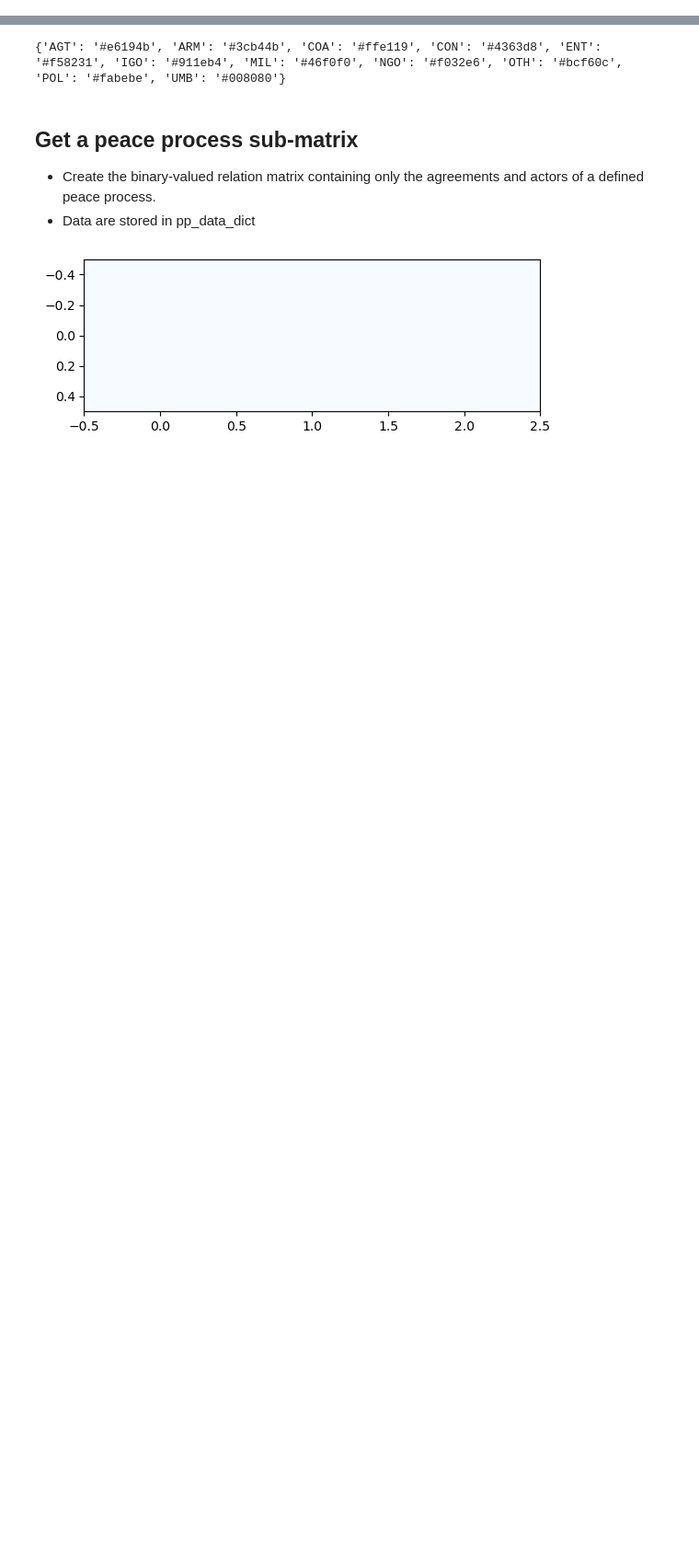
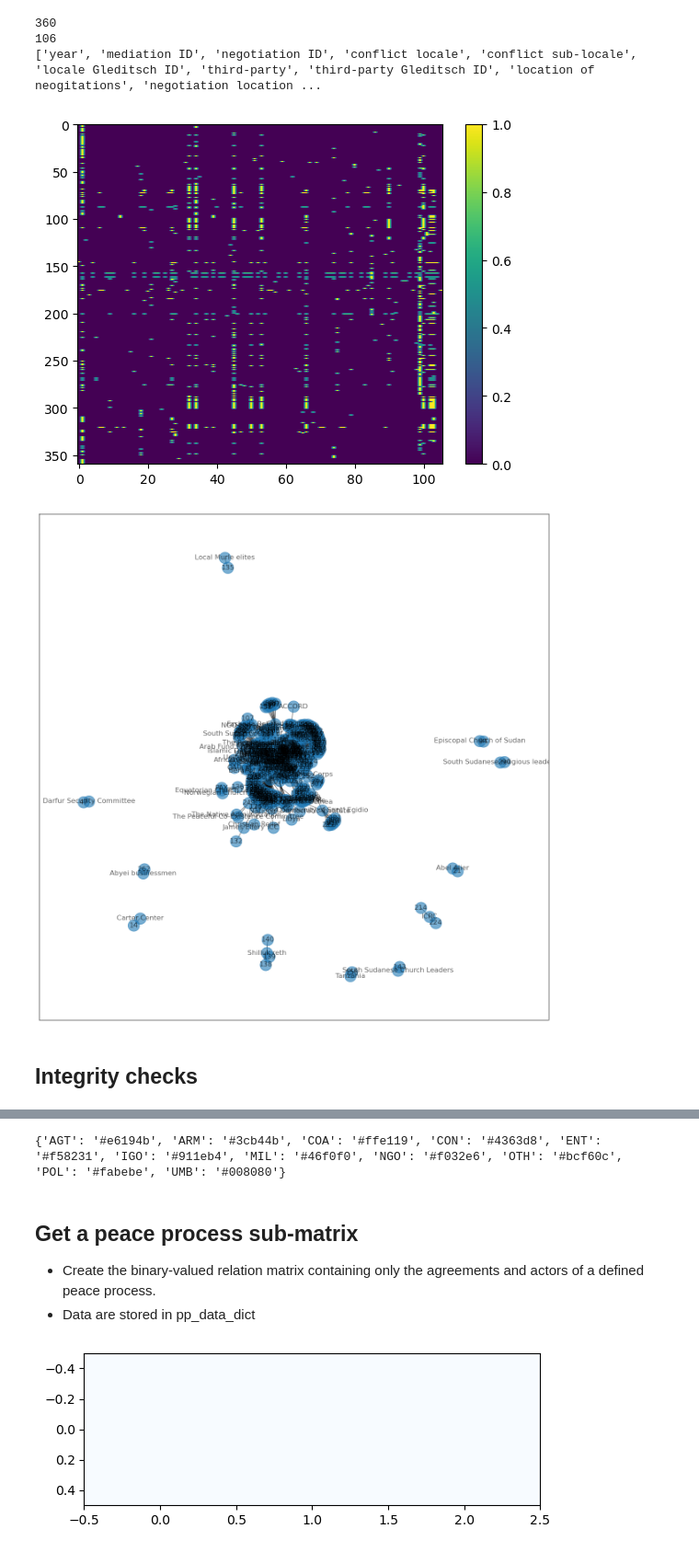
Before and after one commit to roybgardner/mediation, a Jupyter notebook: mediation_explorer.ipynb, the cells around one changed output, grey strips where cells are left out. Shown at 92% size. Drawn from its saved outputs; the diff is of its cells as text; code cells hidden in the pictures; blank space fills up the shorter version.

```diff
--- a/mediation_explorer.ipynb
+++ b/mediation_explorer.ipynb
@@ -115,3 +318,30 @@ data_path = './data/'
 mediation_file = 'mediation.csv'
 
 data_dict = load_mediation_data(mediation_file,data_path)
+
+print(data_dict['header'])
+# %% [output]
+360
+106
+['year', 'mediation ID', 'negotiation ID', 'conflict locale', 'conflict sub-locale', 'locale Gleditsch ID', 'third-party', 'third-party Gleditsch ID', 'location of neogitations', 'negotiation location ...
+# %%
+%run ./mediation_functions.py
+
+plt.imshow(data_dict['matrix'],aspect='auto')
+plt.colorbar()
+plt.show()
+
+adjacency_matrix,adj_vertices = adjacency_from_biadjacency(data_dict)
+
+node_labels = {i:v for i,v in enumerate(adj_vertices)}
+graph = nx.from_numpy_array(adjacency_matrix, create_using=nx.Graph)
+f = plt.figure(figsize=(16,16))
+pos = nx.spring_layout(graph)
+nx.draw_networkx(graph,pos,labels=node_labels,node_size=400,font_size=12,alpha=0.6)
+plt.grid(False)
+plt.show()
+# %% [output]
+[figure, added]
+[figure, added]
+# %% [markdown]
+## Integrity checks
```
Also changed, not shown: parts of 11 cells of this notebook, 2 other files.
